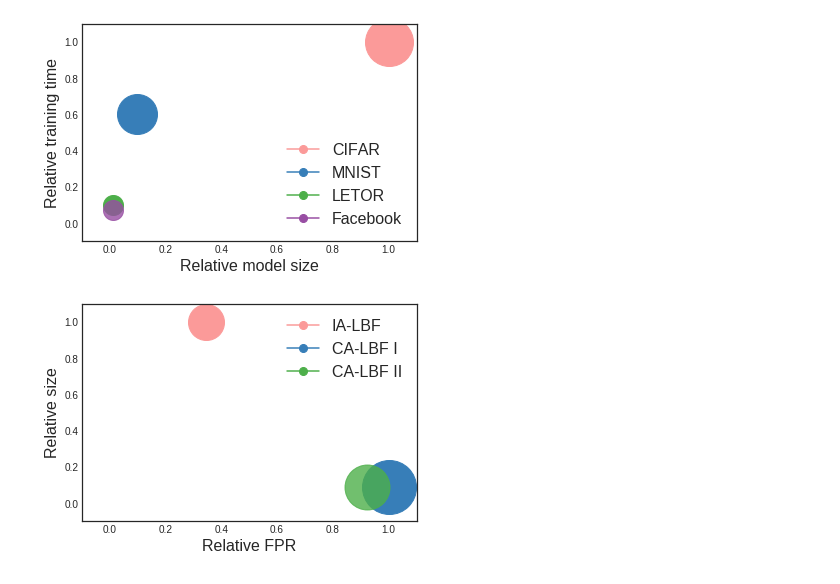
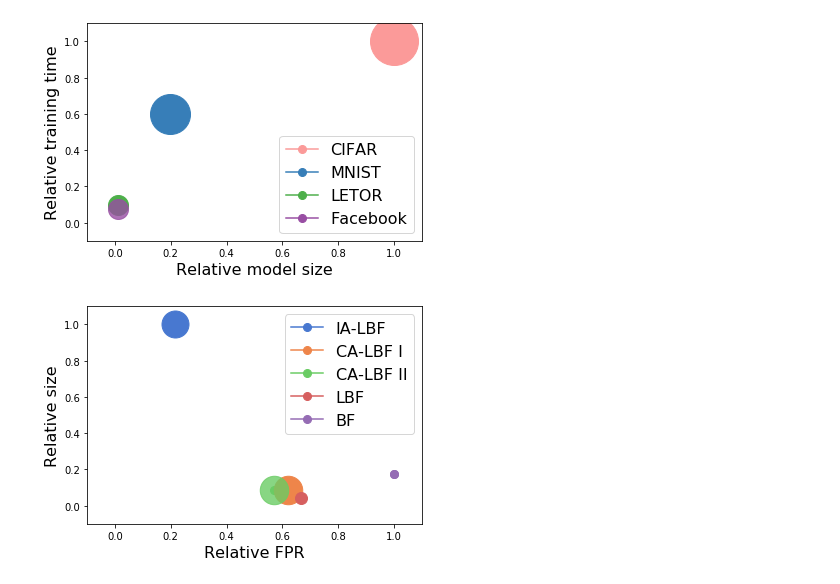
Before and after one commit to arindambhattacharya/LBF, a Jupyter notebook: Misc/Misc. Graphs.ipynb, the cells around one changed output. Cells and saved outputs as stored; diff of their text form; code cells hidden in the pictures.

```diff
--- a/Misc/Misc. Graphs.ipynb
+++ b/Misc/Misc. Graphs.ipynb
@@ -22,11 +22,11 @@ plt.xlim([-0.1, 1.1])
 plt.ylim([-0.1, 1.1])
 s = 2
 plt.plot(cifar_size / 4960, cifar_time / 20, markersize=8, marker='o', label='CIFAR', color='#fb9a99')
-plt.plot(mnist_size / 4960, mnist_time / 20, markersize=8, marker='o', label='MNIST', color='#377eb8')
+plt.plot(mnist_size / 2480, mnist_time / 20, markersize=8, marker='o', label='MNIST', color='#377eb8')
 plt.plot(letor_size / 4960, letor_time / 20, markersize=8, marker='o', label='LETOR', color='#4daf4a')
 plt.plot(facebook_size / 4960, facebook_time / 20, markersize=8, marker='o', label='Facebook', color='#984ea3')
 plt.plot(cifar_size / 4960, cifar_time / 20, markersize=cifar_std * s, marker='o', color='#fb9a99', alpha=1)
-plt.plot(mnist_size / 4960, mnist_time / 20, markersize=mnist_std * s, marker='o', color='#377eb8', alpha=1)
+plt.plot(mnist_size / 2480, mnist_time / 20, markersize=mnist_std * s, marker='o', color='#377eb8', alpha=1)
 plt.plot(letor_size / 4960, letor_time / 20, markersize=letor_std * s, marker='o', color='#4daf4a', alpha=1)
 plt.plot(facebook_size / 4960, facebook_time / 20, markersize=letor_std * s, marker='o', color='#984ea3', alpha=0.8)
 plt.legend(fontsize=16)
@@ -34,7 +34,7 @@ plt.xlabel('Relative model size', fontsize=16)
 plt.ylabel('Relative training time', fontsize=16)
 plt.savefig('plots/modelcomp.pdf')
 # %% [output]
-[figure, old version]
+[figure, new version]
 # %%
 ialbf_fpr = [0.01, 0.015, 0.02]
 ialbf_mem = [1400, 4800, 3000]
@@ -44,20 +44,32 @@ calbf1_mem = [200, 400, 200]
 
 calbf2_fpr = [0.02, 0.07, 0.03]
 calbf2_mem = [200, 400, 200]
+
+lbf_fpr = [0.03, 0.07, 0.04]
+lbf_mem = [100, 200, 100]
+
+bf_fpr = [0.06, 0.07, 0.08]
+bf_mem = [500, 600, 500]
 # %%
 import numpy as np
 plt.xlim([-0.1, 1.1])
 plt.ylim([-0.1, 1.1])
 s = 3
-plt.plot(np.mean(ialbf_fpr) / np.mean(calbf1_fpr), np.mean(ialbf_mem) / np.mean(ialbf_mem), markersize=8, marker='o', label='IA-LBF', color='#fb9a99')
-plt.plot(np.mean(calbf1_fpr) / np.mean(calbf1_fpr), np.mean(calbf1_mem) / np.mean(ialbf_mem), markersize=8, marker='o', label='CA-LBF I', color='#377eb8')
-plt.plot(np.mean(calbf2_fpr) / np.mean(calbf1_fpr), np.mean(calbf2_mem) / np.mean(ialbf_mem), markersize=8, marker='o', label='CA-LBF II', color='#4daf4a')
-plt.plot(np.mean(ialbf_fpr) / np.mean(calbf1_fpr), np.mean(ialbf_mem) / np.mean(ialbf_mem), markersize=12 * s, marker='o', color='#fb9a99')
-plt.plot(np.mean(calbf1_fpr) / np.mean(calbf1_fpr), np.mean(calbf1_mem) / np.mean(ialbf_mem), markersize=18 * s, marker='o', color='#377eb8')
-plt.plot(np.mean(calbf2_fpr) / np.mean(calbf1_fpr), np.mean(calbf2_mem) / np.mean(ialbf_mem), markersize=15 * s, marker='o', color='#4daf4a', alpha=0.8)
+plt.plot(np.mean(ialbf_fpr) / np.mean(bf_fpr), np.mean(ialbf_mem) / np.mean(ialbf_mem), markersize=8, marker='o', label='IA-LBF', color='#4878d0')
+plt.plot(np.mean(calbf1_fpr) / np.mean(bf_fpr), np.mean(calbf1_mem) / np.mean(ialbf_mem), markersize=8, marker='o', label='CA-LBF I', color='#ee854a')
+plt.plot(np.mean(calbf2_fpr) / np.mean(bf_fpr), np.mean(calbf2_mem) / np.mean(ialbf_mem), markersize=8, marker='o', label='CA-LBF II', color='#6acc64')
+plt.plot(np.mean(lbf_fpr) / np.mean(bf_fpr), np.mean(lbf_mem) / np.mean(ialbf_mem), markersize=8, marker='o', label='LBF', color='#d65f5f')
+plt.plot(np.mean(bf_fpr) / np.mean(bf_fpr), np.mean(bf_mem) / np.mean(ialbf_mem), markersize=8, marker='o', label='BF', color='#956cb4')
+
+plt.plot(np.mean(ialbf_fpr) / np.mean(bf_fpr), np.mean(ialbf_mem) / np.mean(ialbf_mem), markersize=9 * s, marker='o', color='#4878d0')
+plt.plot(np.mean(calbf1_fpr) / np.mean(bf_fpr), np.mean(calbf1_mem) / np.mean(ialbf_mem), markersize=9.5 * s, marker='o', color='#ee854a')
+plt.plot(np.mean(calbf2_fpr) / np.mean(bf_fpr), np.mean(calbf2_mem) / np.mean(ialbf_mem), markersize=9.5 * s, marker='o', color='#6acc64', alpha=0.8)
+plt.plot(np.mean(lbf_fpr) / np.mean(bf_fpr), np.mean(lbf_mem) / np.mean(ialbf_mem), markersize=12, marker='o', color='#d65f5f')
+plt.plot(np.mean(bf_fpr) / np.mean(bf_fpr), np.mean(bf_mem) / np.mean(ialbf_mem), markersize=8, marker='o', color='#956cb4')
+
 plt.legend(fontsize=16)
 plt.xlabel('Relative FPR', fontsize=16)
 plt.ylabel('Relative size', fontsize=16)
 plt.savefig('plots/methodcomp.pdf')
 # %% [output]
-[figure, old version]
+[figure, new version]
```
Also changed, not shown: parts of 2 cells of this notebook, 3 other files.
